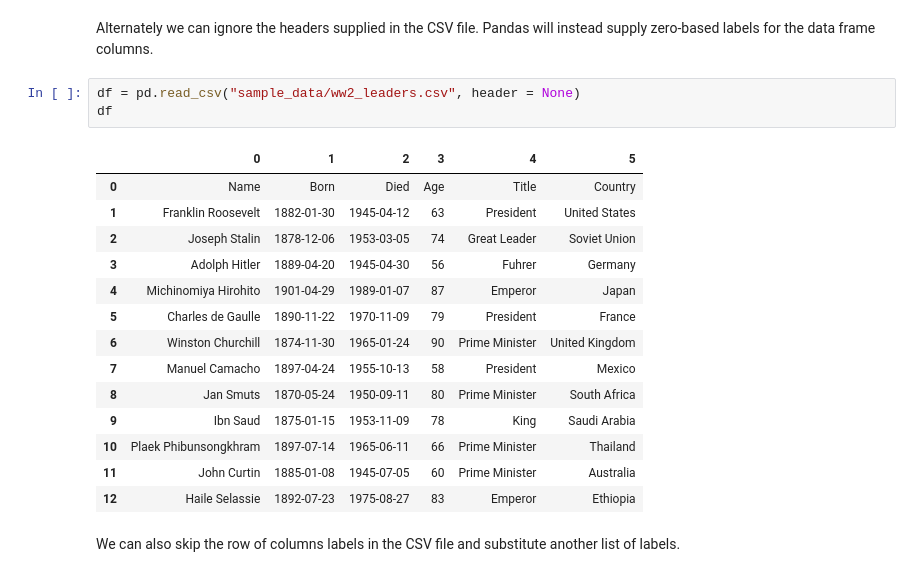
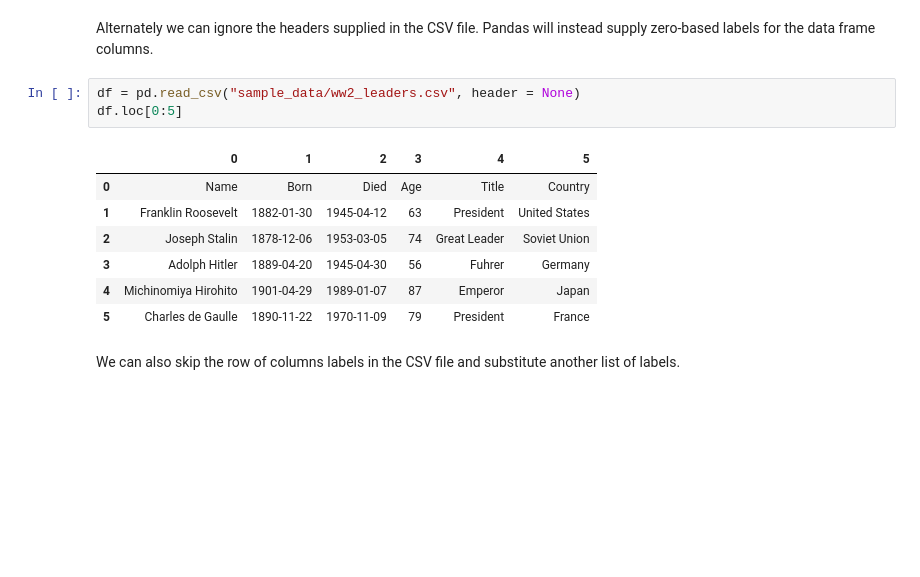
Before and after one commit to csaatechnicalarts/ML_Bootcamp, a Jupyter notebook: Pandas_04_Plotting_FileIO.ipynb, the cells around one changed output. Drawn from its saved outputs; the diff is of its cells as text; blank space fills up the shorter version.

```diff
--- a/Pandas_04_Plotting_FileIO.ipynb
+++ b/Pandas_04_Plotting_FileIO.ipynb
@@ -42,22 +42,15 @@ df
 Alternately we can ignore the headers supplied in the CSV file. Pandas will instead supply zero-based labels for the data frame columns.
 # %%
 df = pd.read_csv("sample_data/ww2_leaders.csv", header = None)
-df
+df.loc[0:5]
 # %% [output]
 |  | 0 | 1 | 2 | 3 | 4 | 5 |
 | 0 | Name | Born | Died | Age | Title | Country |
 | 1 | Franklin Roosevelt | 1882-01-30 | 1945-04-12 | 63 | President | United States |
 | 2 | Joseph Stalin | 1878-12-06 | 1953-03-05 | 74 | Great Leader | Soviet Union |
 | 3 | Adolph Hitler | 1889-04-20 | 1945-04-30 | 56 | Fuhrer | Germany |
 | 4 | Michinomiya Hirohito | 1901-04-29 | 1989-01-07 | 87 | Emperor | Japan |
 | 5 | Charles de Gaulle | 1890-11-22 | 1970-11-09 | 79 | President | France |
-| 6 | Winston Churchill | 1874-11-30 | 1965-01-24 | 90 | Prime Minister | United Kingdom |
-| 7 | Manuel Camacho | 1897-04-24 | 1955-10-13 | 58 | President | Mexico |
-| 8 | Jan Smuts | 1870-05-24 | 1950-09-11 | 80 | Prime Minister | South Africa |
-| 9 | Ibn Saud | 1875-01-15 | 1953-11-09 | 78 | King | Saudi Arabia |
-| 10 | Plaek Phibunsongkhram | 1897-07-14 | 1965-06-11 | 66 | Prime Minister | Thailand |
-| 11 | John Curtin | 1885-01-08 | 1945-07-05 | 60 | Prime Minister | Australia |
-| 12 | Haile Selassie | 1892-07-23 | 1975-08-27 | 83 | Emperor | Ethiopia |
 # %% [markdown]
 We can also skip the row of columns labels in the CSV file and substitute another list of labels.
 # %%
```
Also changed, not shown: parts of 6 cells of this notebook.
